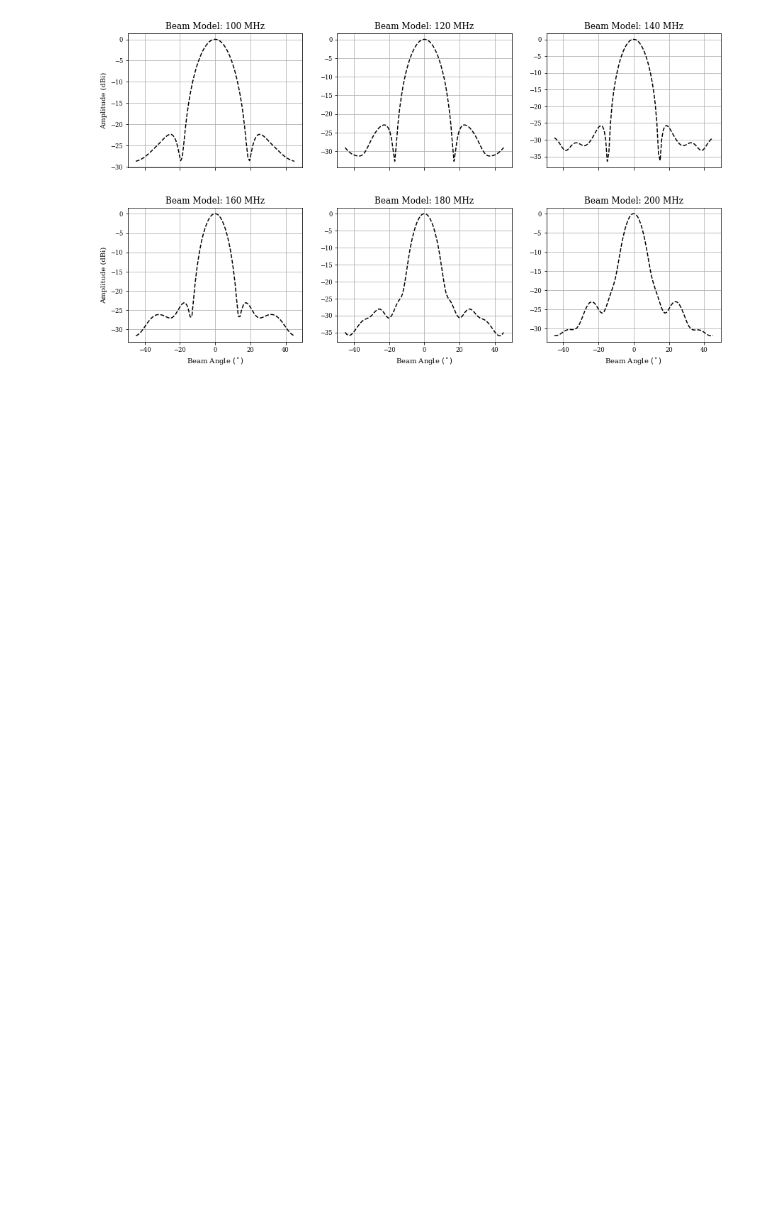
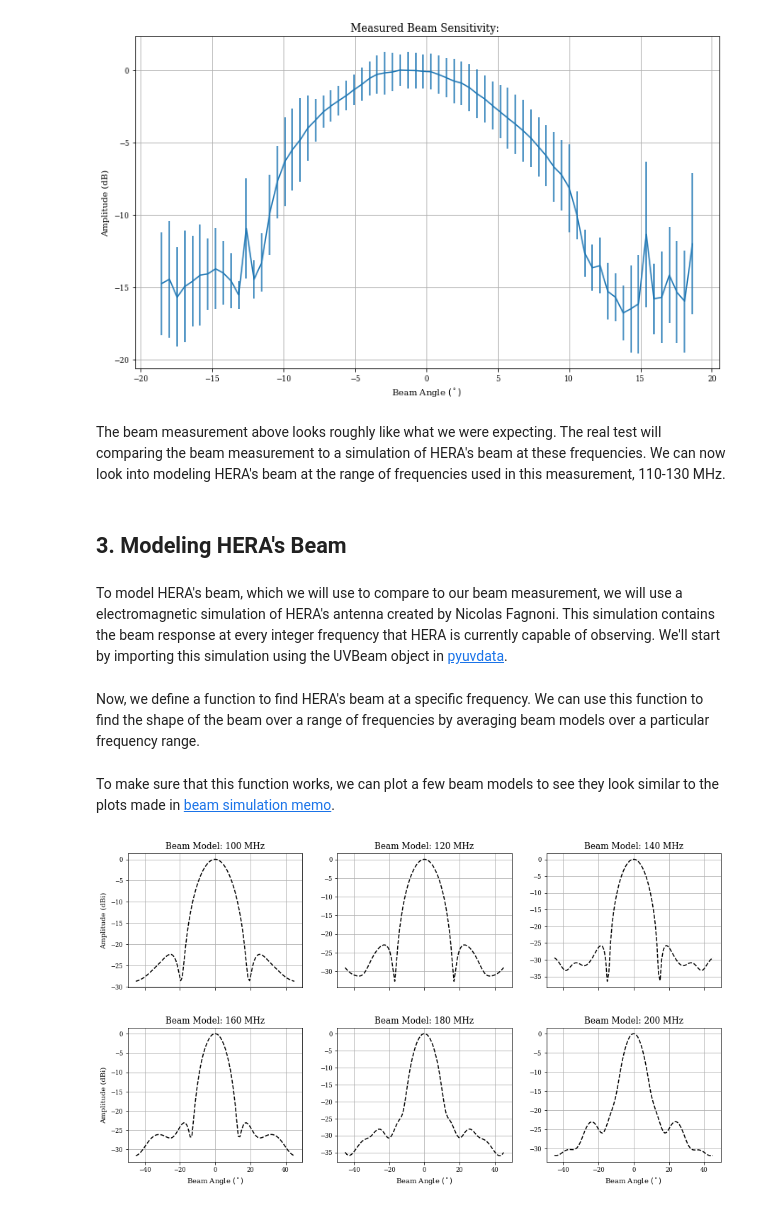
Before and after one commit to dannyjacobs/asu_hera, a Jupyter notebook: beam_mapping/Beam_Mapping_Memo.ipynb, the cells around one changed output. Drawn from its saved outputs; the diff is of its cells as text; code cells hidden in the pictures; blank space fills up the shorter version.

```diff
--- a/beam_mapping/Beam_Mapping_Memo.ipynb
+++ b/beam_mapping/Beam_Mapping_Memo.ipynb
@@ -42,15 +55,0 @@ d = HDUS[0][0].data[0][0]
-# %%
-fig = plt.figure(figsize=(10,7))
-wcs = WCS(HDUS[0][0].header).celestial
-ax = WCSAxes(fig, [0.1, 0.1, 0.8, 0.8], wcs=wcs)
-fig.add_axes(ax)
-data = HDUS[0][0].data.squeeze()
-img = ax.imshow(data,vmin=d.min(),vmax=1.2*d.max(),origin='lower')
-lon = ax.coords[0]
-lat = ax.coords[1]
-lon.set_major_formatter('hh:mm')
-lon.set_ticks(spacing=10 * u.degree, color='white', exclude_overlapping=True)
-lat.set_ticks(spacing=15 * u.degree, color='white', exclude_overlapping=True)
-plt.xlabel('RA')
-plt.ylabel('Dec')
-plt.show()
@@ -65,5 +243,23 @@ What to explain:
+# %%
+plt.figure(figsize=(12,7))
+plt.xlabel(r'Beam Angle $(^\circ)$')
+plt.ylabel('Amplitude (dB)')
+plt.title('Measured Beam Sensitivity: ')
+plt.errorbar(theta[4:-4], obs_beam[4:-4], yerr=obs_std[4:-4])
+plt.grid()
+plt.show()
+# %% [output]
+[figure, added]
+# %% [markdown]
+The beam measurement above looks roughly like what we were expecting. The real test will comparing the beam measurement to a simulation of HERA's beam at these frequencies. We can now look into modeling HERA's beam at the range of frequencies used in this measurement, 110-130 MHz.
+# %% [markdown]
+## 3. Modeling HERA's Beam
+# %% [markdown]
+To model HERA's beam, which we will use to compare to our beam measurement, we will use a electromagnetic simulation of HERA's antenna created by Nicolas Fagnoni. This simulation contains the beam response at every integer frequency that HERA is currently capable of observing. We'll start by importing this simulation using the UVBeam object in [pyuvdata](https://github.com/RadioAstronomySoftwareGroup/pyuvdata).
 # %%
 hera_beam = UVBeam() #Instantiating HERA's beam as a UVBeam object
 hera_beam.read_beamfits("NF_HERA_power_beam_healpix.fits") #Reading in the beam model
+# %% [markdown]
+Now, we define a function to find HERA's beam at a specific frequency. We can use this function to find the shape of the beam over a range of frequencies by averaging beam models over a particular frequency range.
 # %%
 def hera_beam_freq_slice(hera_beam, freq, beam_center = 90, ang_from_center = 15, n = 100):
@@ -76,4 +298,6 @@ def hera_beam_freq_slice(hera_beam, freq, beam_center = 90, ang_from_center = 15
     return ang, np.array(beam_slice)
+# %% [markdown]
+To make sure that this function works, we can plot a few beam models to see they look similar to the plots made in [beam simulation memo](https://github.com/Nicolas-Fagnoni/Simulations/blob/master/Memo/Memo%20-%20CST%20simulation%20of%20HERA%20and%20comparison%20with%20measurements.pdf).
 # %%
 freqs = np.array([100,120,140,160,180,200])
 model_beam = np.zeros(100)
```
Also changed, not shown: parts of 43 cells of this notebook, 19 other files.
